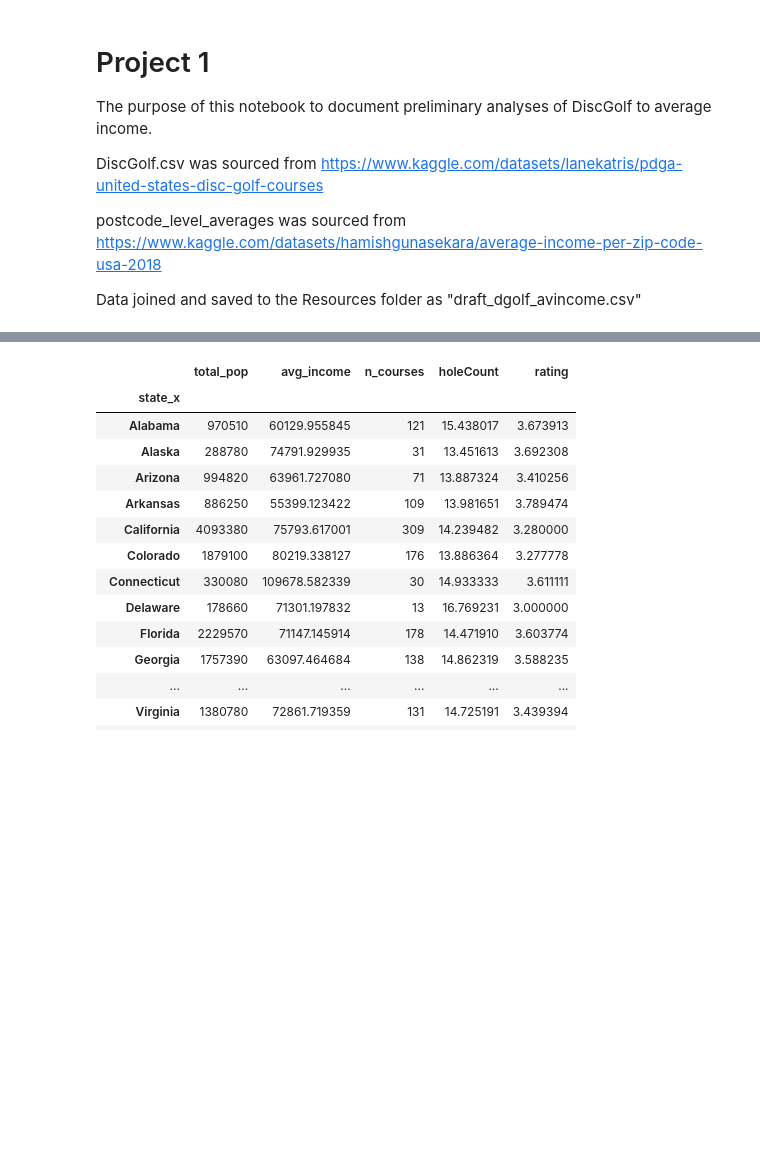
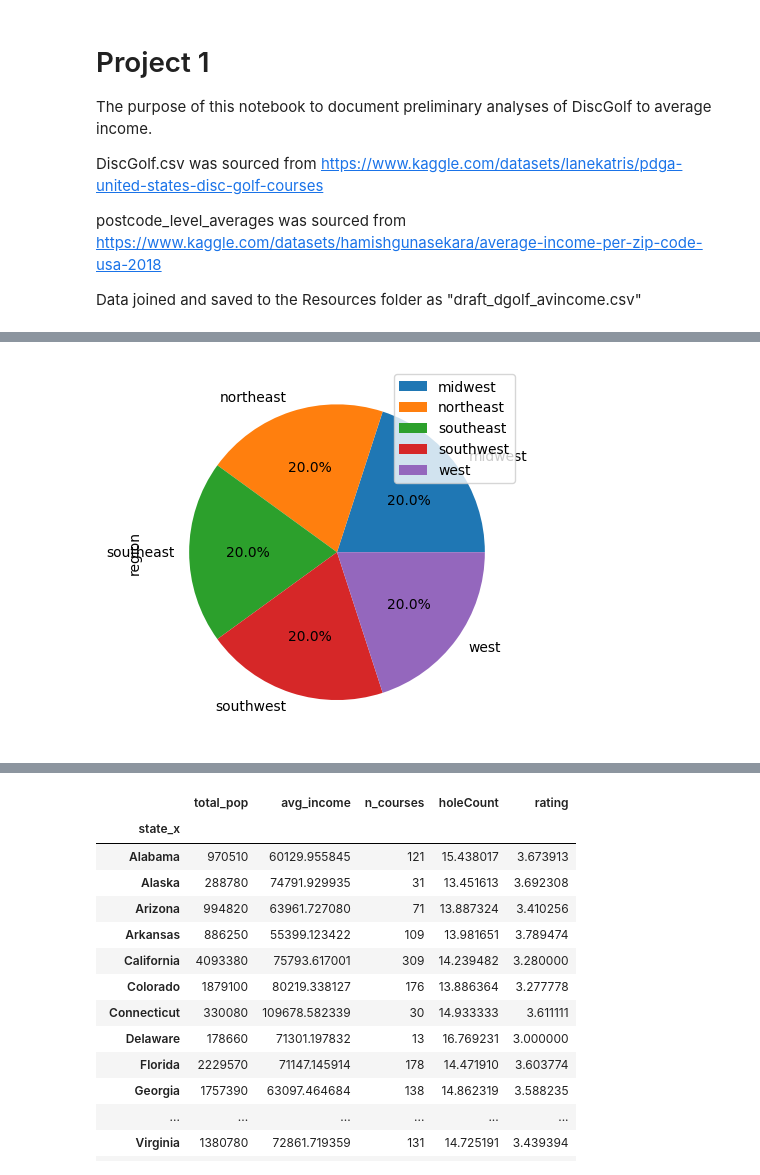
Before and after one commit to paulbrichta/Project-1, a Jupyter notebook: P1_data_analysis_R.ipynb, the cells around one changed output, grey strips where cells are left out. Cells and saved outputs as stored; diff of their text form; code cells hidden in the pictures; blank space fills up the shorter version.

```diff
--- a/P1_data_analysis_R.ipynb
+++ b/P1_data_analysis_R.ipynb
@@ -21,0 +149,3 @@ import datetime
+# %%
+regiongroupdftrim = regiongroupdf[['holeCount', 'rating', 'PopDensity','avg_income', 'MedianHHIncome']]
+regiongroupdftrim
@@ -21,0 +160,3 @@ import datetime
+# %%
+regiongroupdfcount= dgolfcountydf.groupby(['region']).count()
+regiongroupdfcount.head(10)
@@ -21,0 +171,4 @@ import datetime
+# %%
+regiongroupdfcounttrim = regiongroupdfcount[['id_x']]
+regiongroupdfcounttrim = regiongroupdfcounttrim.rename(columns = {'id_x':"n_courses"}).copy()
+regiongroupdfcounttrim
@@ -21,0 +183,3 @@ import datetime
+# %%
+dgolf_summary_region = pd.merge(regiongroupdftrim,regiongroupdfcounttrim,left_index = True,right_index=True).reset_index()
+dgolf_summary_region
@@ -22,3 +212,11 @@ import datetime
+# %%
+# Generate a pie plot showing the regions
+reg_pie= dgolf_summary_region["region"].value_counts()
+reg_pie.plot.pie(autopct= "%1.1f%%")
+plt.legend()
+plt.show()
+# %% [output]
+[figure, added]
 # %%
 #read CSV and create Pandas DataFrames
 draftdf = pd.DataFrame(pd.read_csv('Resources/draft_dgolf_avincome.csv'))
```
Also changed, not shown: parts of 35 cells of this notebook.
